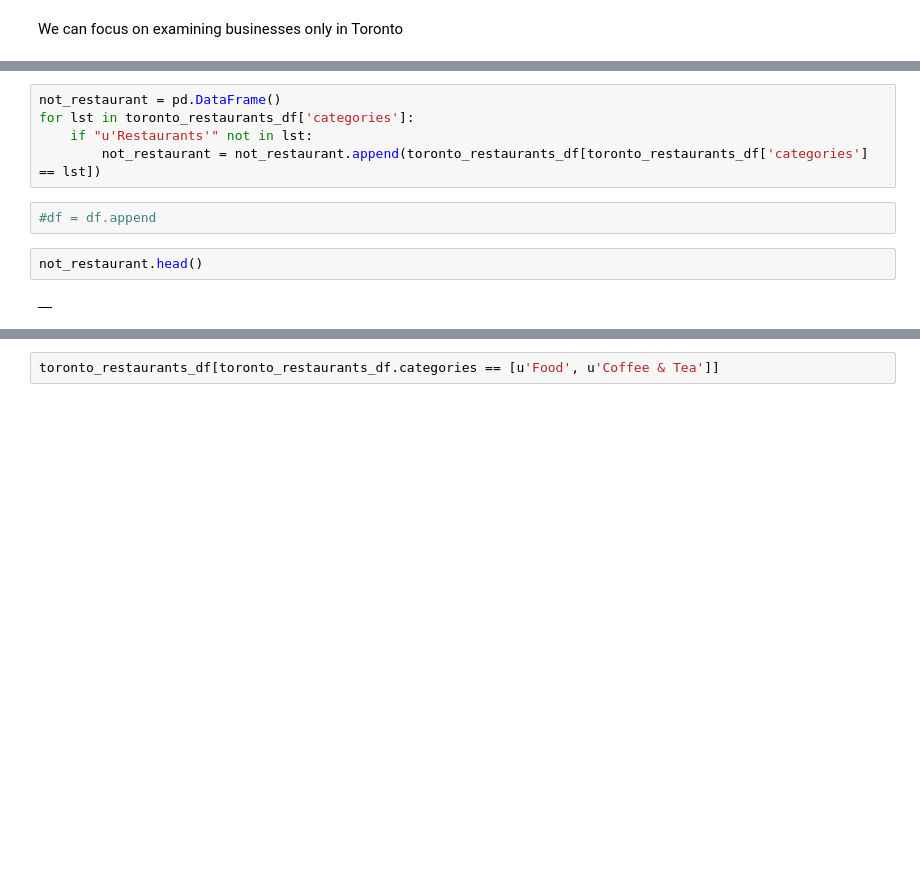
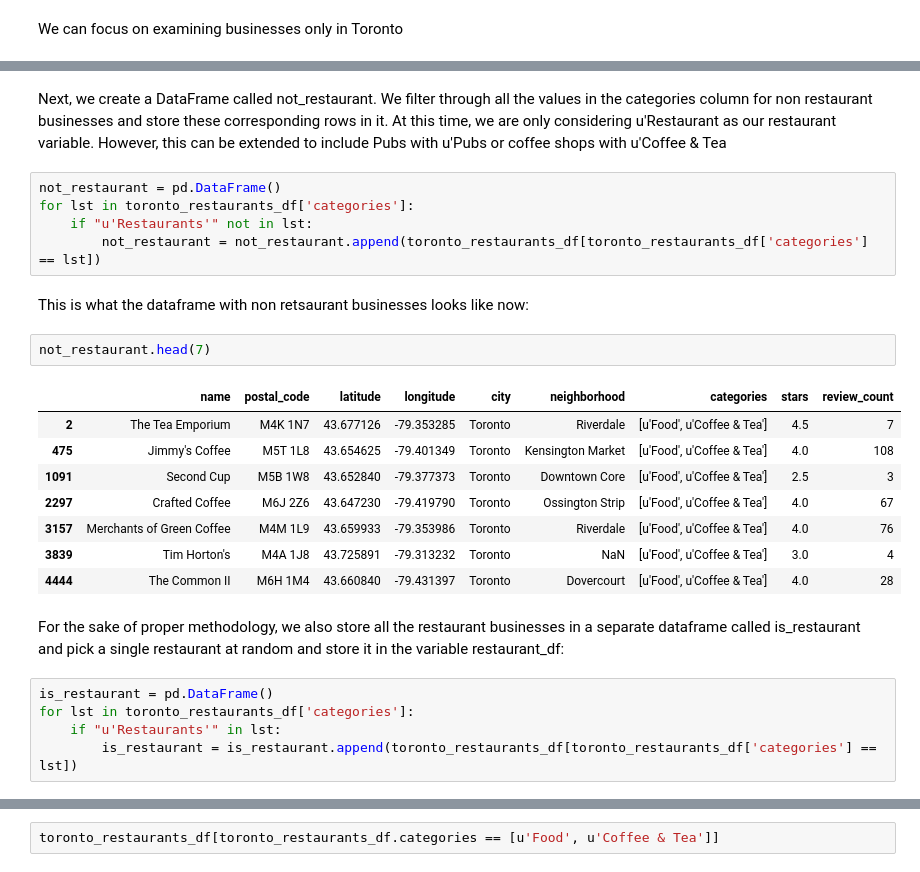
Before and after one commit to shrutirao94/Restaurant-Quality-and-Co-location-in-Toronto, a Jupyter notebook: yelp_toronto_analysis.ipynb, the cells around one changed output, grey strips where cells are left out. Drawn from its saved outputs; the diff is of its cells as text; blank space fills up the shorter version.

```diff
--- a/yelp_toronto_analysis.ipynb
+++ b/yelp_toronto_analysis.ipynb
@@ -75,14 +75,30 @@ toronto_restaurants_df.head(10)
 | 63 | Sangria Lounge | M6R 2K9 | 43.643537 | -79.447954 | Toronto | High Park | [u'Nightlife', u'Lounges', u'Beer... | 3.5 | 23 |
 | 134 | Buonanotte | M5V 1H2 | 43.645687 | -79.390493 | Toronto | Entertainment District | [u'Italian', u'Restaurants'] | 2.0 | 66 |
 | 154 | Big Daddy's Bourbon Street Bistro... | M5H 1K5 | 43.647499 | -79.386471 | Toronto | Entertainment District | [u'Cajun/Creole', u'Restaurants',... | 3.5 | 132 |
+# %% [markdown]
+Next, we create a DataFrame called not_restaurant. We filter through all the values in the categories column for non restaurant businesses and store these corresponding rows in it. At this time, we are only considering u'Restaurant as our restaurant variable. However, this can be extended to include Pubs with u'Pubs or coffee shops with u'Coffee & Tea
 # %%
 not_restaurant = pd.DataFrame()
 for lst in toronto_restaurants_df['categories']:
     if "u'Restaurants'" not in lst:
         not_restaurant = not_restaurant.append(toronto_restaurants_df[toronto_restaurants_df['categories'] == lst])
-# %%
-#df = df.append
+# %% [markdown]
+This is what the dataframe with non retsaurant businesses looks like now:
 # %%
-not_restaurant.head()
+not_restaurant.head(7)
 # %% [output]
-|  |
+|  | name | postal_code | latitude | longitude | city | neighborhood | categories | stars | review_count |
+| 2 | The Tea Emporium | M4K 1N7 | 43.677126 | -79.353285 | Toronto | Riverdale | [u'Food', u'Coffee & Tea'] | 4.5 | 7 |
+| 475 | Jimmy's Coffee | M5T 1L8 | 43.654625 | -79.401349 | Toronto | Kensington Market | [u'Food', u'Coffee & Tea'] | 4.0 | 108 |
+| 1091 | Second Cup | M5B 1W8 | 43.652840 | -79.377373 | Toronto | Downtown Core | [u'Food', u'Coffee & Tea'] | 2.5 | 3 |
+| 2297 | Crafted Coffee | M6J 2Z6 | 43.647230 | -79.419790 | Toronto | Ossington Strip | [u'Food', u'Coffee & Tea'] | 4.0 | 67 |
+| 3157 | Merchants of Green Coffee | M4M 1L9 | 43.659933 | -79.353986 | Toronto | Riverdale | [u'Food', u'Coffee & Tea'] | 4.0 | 76 |
+| 3839 | Tim Horton's | M4A 1J8 | 43.725891 | -79.313232 | Toronto | NaN | [u'Food', u'Coffee & Tea'] | 3.0 | 4 |
+| 4444 | The Common II | M6H 1M4 | 43.660840 | -79.431397 | Toronto | Dovercourt | [u'Food', u'Coffee & Tea'] | 4.0 | 28 |
+# %% [markdown]
+For the sake of proper methodology, we also store all the restaurant businesses in a separate dataframe called is_restaurant and pick a single restaurant at random and store it in the variable restaurant_df:
+# %%
+is_restaurant = pd.DataFrame()
+for lst in toronto_restaurants_df['categories']:
+    if "u'Restaurants'" in lst:
+        is_restaurant = is_restaurant.append(toronto_restaurants_df[toronto_restaurants_df['categories'] == lst])
```
Also changed, not shown: parts of 4 cells of this notebook.
